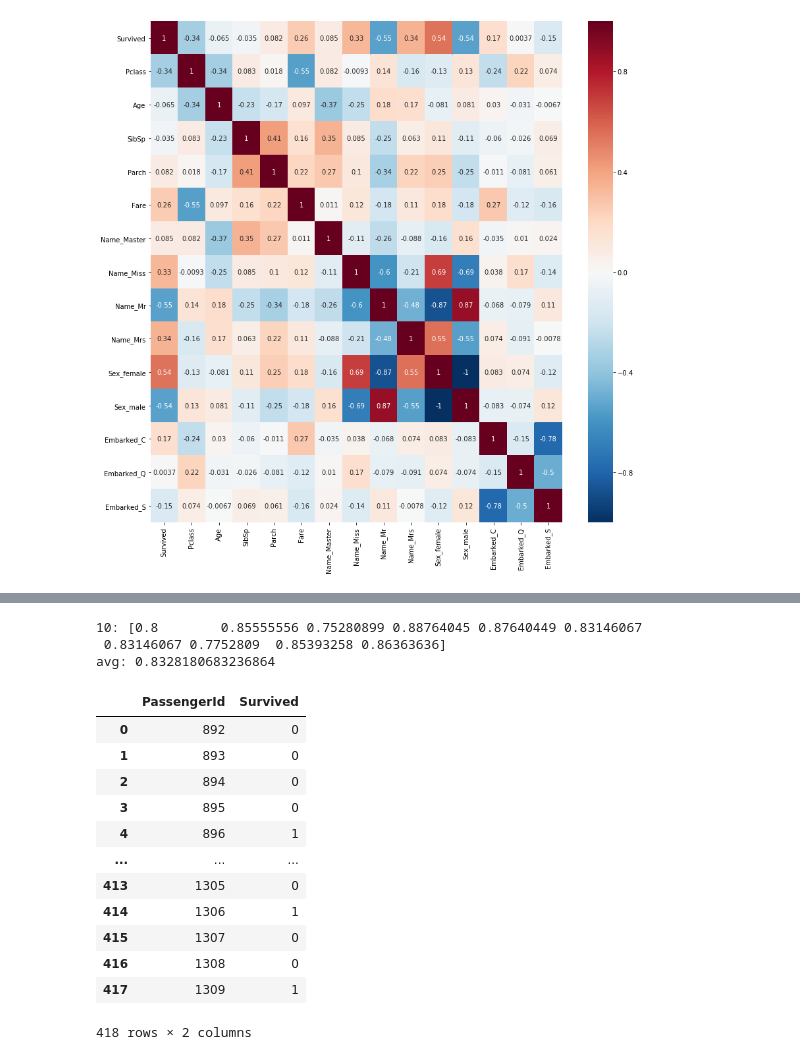
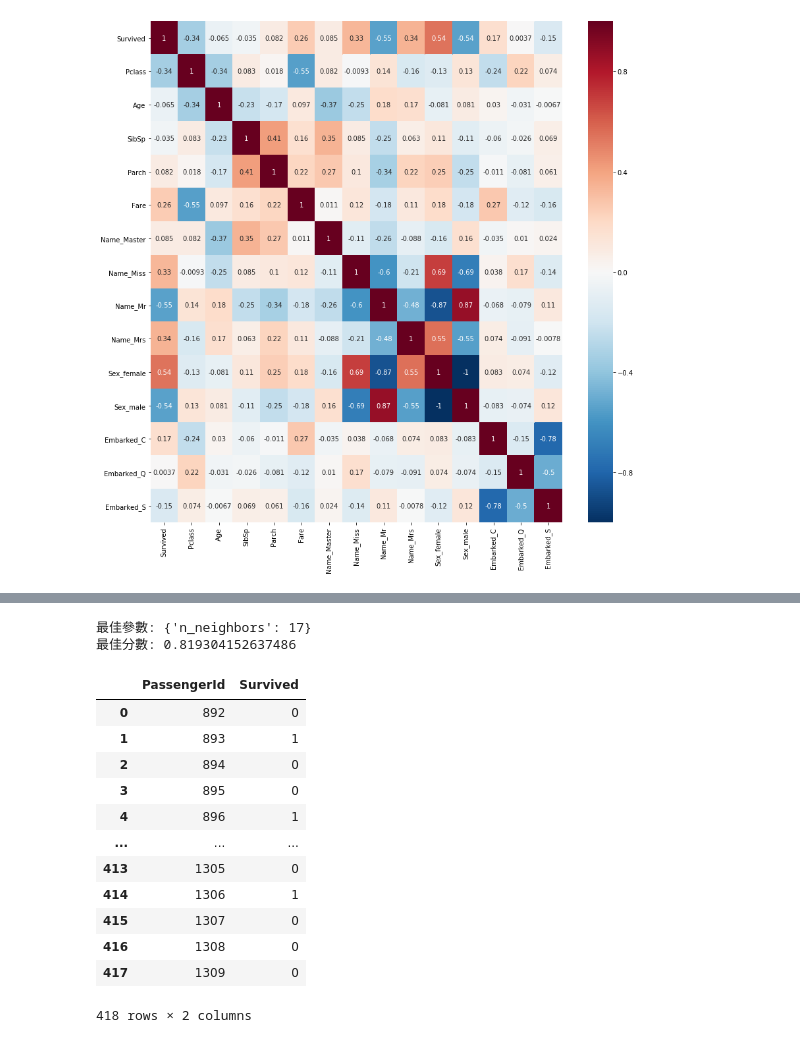
Before and after one commit to Elwing-Chou/MLDemo1211, a Jupyter notebook: titanic_classification.ipynb, the cells around one changed output, grey strips where cells are left out. Cells and saved outputs as stored; diff of their text form; code cells hidden in the pictures.

```diff
--- a/titanic_classification.ipynb
+++ b/titanic_classification.ipynb
@@ -91,6 +91,6 @@ dtype: int64
 # %%
 # 補數字類型的缺失值
 # PClass理論來說應該填最常出現, 因為她是類別
-med = total.median()
+med = train_df.median()
 med
 # %% [output]
@@ -278,10 +280,6 @@ clf = RandomForestClassifier(n_estimators=65, max_depth=8)
 scores = cross_val_score(clf, x_train_process, y_train, cv=10, n_jobs=4)
 print("10:", scores)
 print("avg:", np.average(scores))
-# %% [output]
-10: [0.8        0.85555556 0.75280899 0.88764045 0.87640449 0.83146067
- 0.83146067 0.7752809  0.85393258 0.86363636]
-avg: 0.8328180683236864
 # %%
 # 準備最後模型
 clf = RandomForestClassifier(n_estimators=65, max_depth=8)
@@ -294,17 +292,3 @@ result = pd.DataFrame({
 })
 result.to_csv("result.csv", encoding="utf-8", index=False)
 result
-# %% [output]
-|  | PassengerId | Survived |
-| 0 | 892 | 0 |
-| 1 | 893 | 0 |
-| 2 | 894 | 0 |
-| 3 | 895 | 0 |
-| 4 | 896 | 1 |
-| ... | ... | ... |
-| 413 | 1305 | 0 |
-| 414 | 1306 | 1 |
-| 415 | 1307 | 0 |
-| 416 | 1308 | 0 |
-| 417 | 1309 | 1 |
-418 rows × 2 columns
@@ -310,0 +300,43 @@ result
+# %%
+from sklearn.preprocessing import MinMaxScaler
+scaler = MinMaxScaler()
+x_train_scale = scaler.fit_transform(x_train_process)
+x_test_scale = scaler.transform(x_test_process)
+# %%
+from sklearn.neighbors import KNeighborsClassifier
+clf = KNeighborsClassifier()
+params = {
+    "n_neighbors":range(5, 150)
+}
+grid = GridSearchCV(clf, params, cv=10, n_jobs=4)
+grid.fit(x_train_scale, y_train)
+print("最佳參數:", grid.best_params_)
+print("最佳分數:", grid.best_score_)
+# %% [output]
+最佳參數: {'n_neighbors': 17}
+最佳分數: 0.819304152637486
+# %%
+clf = KNeighborsClassifier(n_neighbors=17)
+clf.fit(x_train_scale, y_train)
+pre = clf.predict(x_test_scale)
+pid = test_df["PassengerId"]
+result = pd.DataFrame({
+    "PassengerId":pid,
+    "Survived":pre
+})
+result.to_csv("result_knn.csv", encoding="utf-8", index=False)
+result
+# %% [output]
+|  | PassengerId | Survived |
+| 0 | 892 | 0 |
+| 1 | 893 | 1 |
+| 2 | 894 | 0 |
+| 3 | 895 | 0 |
+| 4 | 896 | 1 |
+| ... | ... | ... |
+| 413 | 1305 | 0 |
+| 414 | 1306 | 1 |
+| 415 | 1307 | 0 |
+| 416 | 1308 | 0 |
+| 417 | 1309 | 0 |
+418 rows × 2 columns
```
Also changed, not shown: parts of 4 cells of this notebook.
